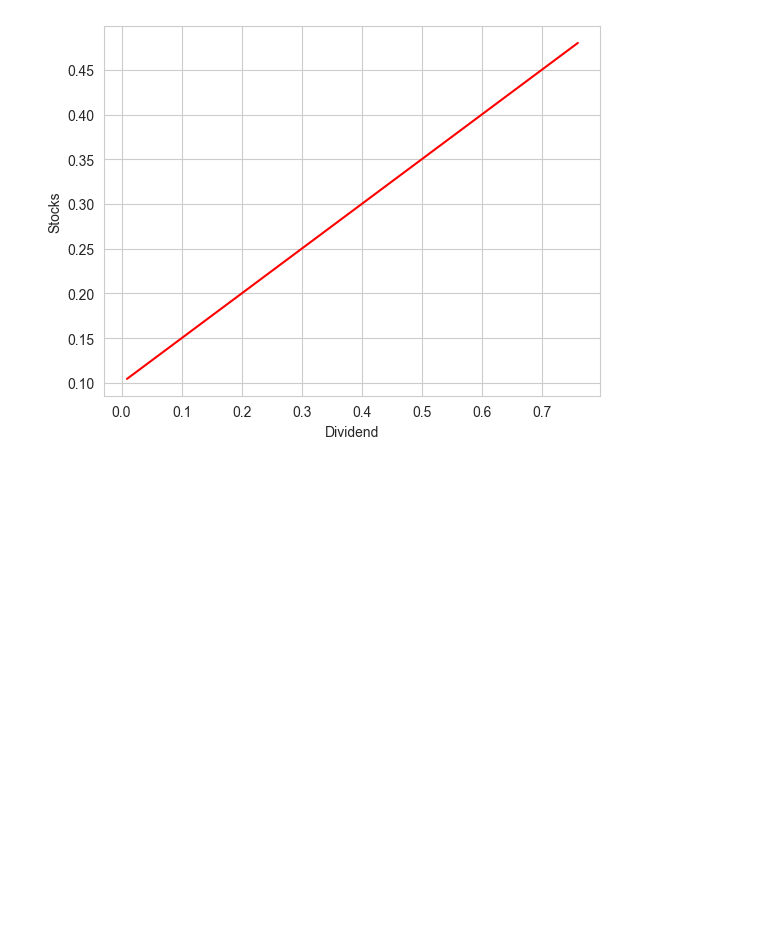
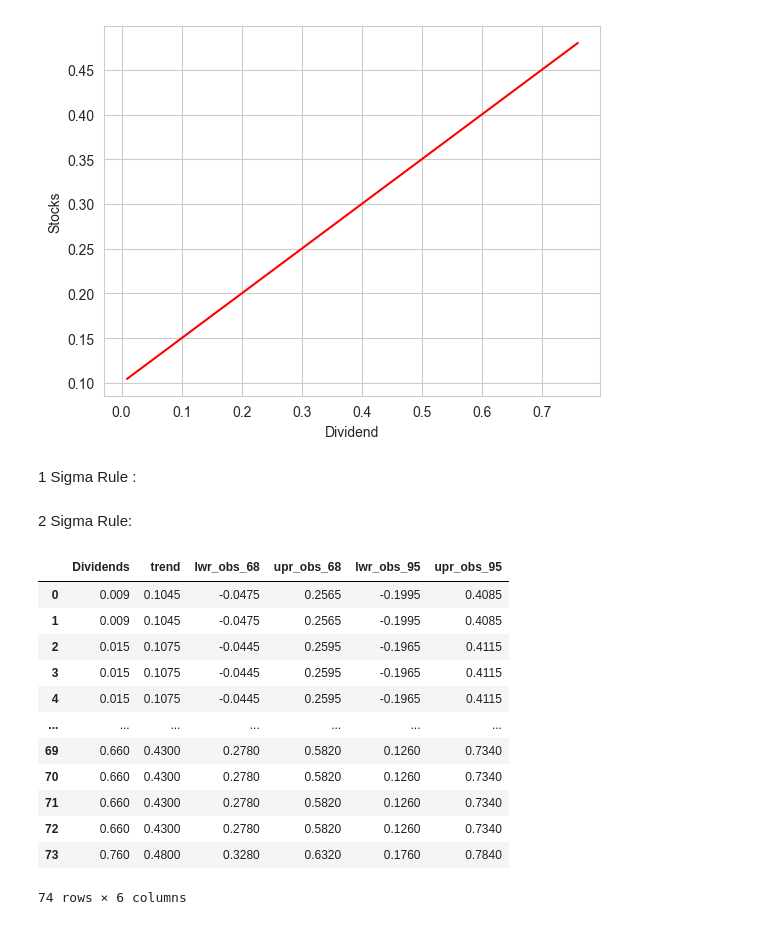
Before and after one commit to gmkumar1988/Data-Analytics-Projects, a Jupyter notebook: Linear_Model_Finance_Mastercard.ipynb, the cells around one changed output. Cells and saved outputs as stored; diff of their text form; code cells hidden in the pictures; blank space fills up the shorter version.

```diff
--- a/Linear_Model_Finance_Mastercard.ipynb
+++ b/Linear_Model_Finance_Mastercard.ipynb
@@ -95,0 +98,2 @@ plt.show()
+# %% [markdown]
+1 Sigma Rule :
@@ -95,0 +103,2 @@ plt.show()
+# %% [markdown]
+2 Sigma Rule:
@@ -95,0 +108,16 @@ plt.show()
+# %%
+df_mastercard_new
+# %% [output]
+|  | Dividends | trend | lwr_obs_68 | upr_obs_68 | lwr_obs_95 | upr_obs_95 |
+| 0 | 0.009 | 0.1045 | -0.0475 | 0.2565 | -0.1995 | 0.4085 |
+| 1 | 0.009 | 0.1045 | -0.0475 | 0.2565 | -0.1995 | 0.4085 |
+| 2 | 0.015 | 0.1075 | -0.0445 | 0.2595 | -0.1965 | 0.4115 |
+| 3 | 0.015 | 0.1075 | -0.0445 | 0.2595 | -0.1965 | 0.4115 |
+| 4 | 0.015 | 0.1075 | -0.0445 | 0.2595 | -0.1965 | 0.4115 |
+| ... | ... | ... | ... | ... | ... | ... |
+| 69 | 0.660 | 0.4300 | 0.2780 | 0.5820 | 0.1260 | 0.7340 |
+| 70 | 0.660 | 0.4300 | 0.2780 | 0.5820 | 0.1260 | 0.7340 |
+| 71 | 0.660 | 0.4300 | 0.2780 | 0.5820 | 0.1260 | 0.7340 |
+| 72 | 0.660 | 0.4300 | 0.2780 | 0.5820 | 0.1260 | 0.7340 |
+| 73 | 0.760 | 0.4800 | 0.3280 | 0.6320 | 0.1760 | 0.7840 |
+74 rows × 6 columns
```
Also changed, not shown: parts of 5 cells of this notebook.
